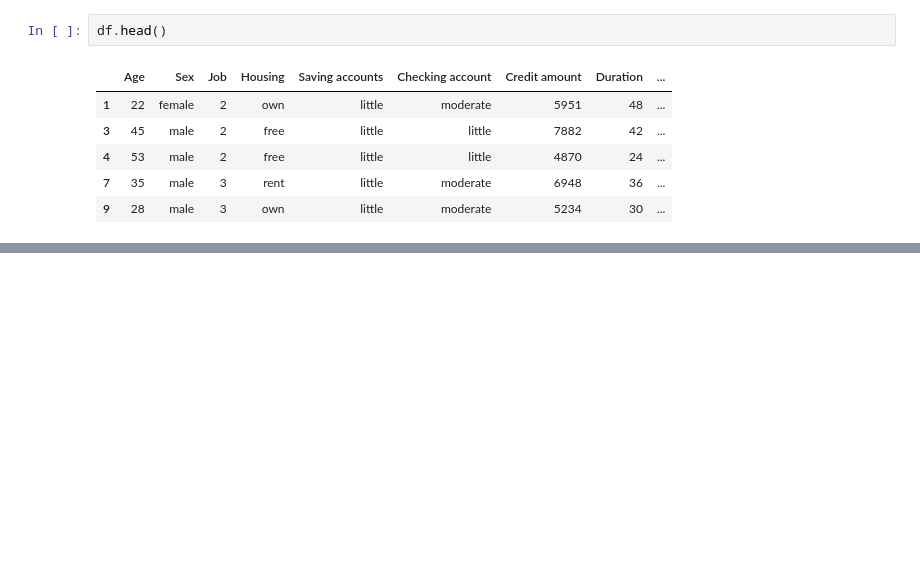
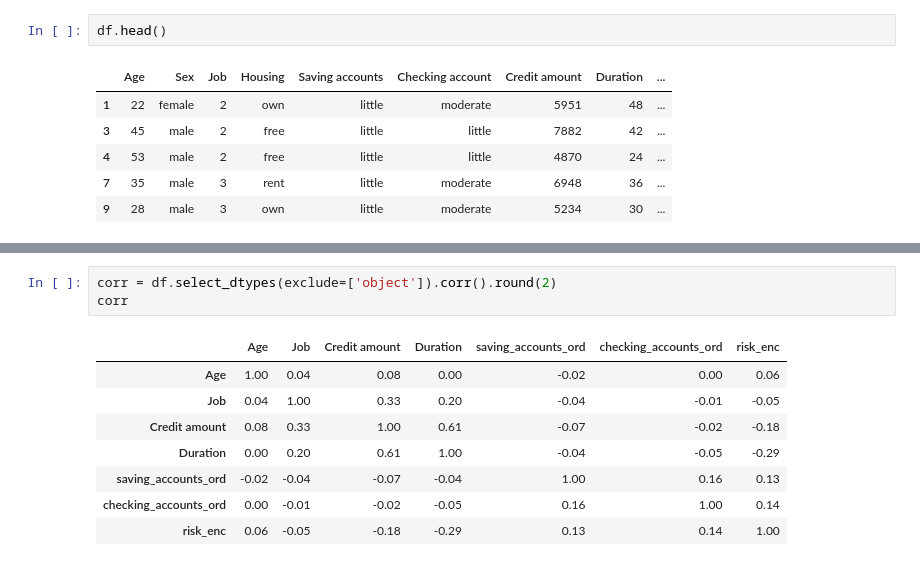
Before and after one commit to zyntonyson/bootcamp_ds_da, a Jupyter notebook: 08-da-v8-analizar-correlaciones/23-da-v8-analizar-correlaciones.ipynb, the cells around one changed output, grey strips where cells are left out. Saved outputs shown, nothing was run; the diff lists cells and outputs as text; blank space fills up the shorter version.

```diff
--- a/08-da-v8-analizar-correlaciones/23-da-v8-analizar-correlaciones.ipynb
+++ b/08-da-v8-analizar-correlaciones/23-da-v8-analizar-correlaciones.ipynb
@@ -167 +178,13 @@ sns.pairplot(df, hue="Sex")
+# %%
+corr = df.select_dtypes(exclude=['object']).corr().round(2)
+corr
+# %% [output]
+|  | Age | Job | Credit amount | Duration | saving_accounts_ord | checking_accounts_ord | risk_enc |
+| Age | 1.00 | 0.04 | 0.08 | 0.00 | -0.02 | 0.00 | 0.06 |
+| Job | 0.04 | 1.00 | 0.33 | 0.20 | -0.04 | -0.01 | -0.05 |
+| Credit amount | 0.08 | 0.33 | 1.00 | 0.61 | -0.07 | -0.02 | -0.18 |
+| Duration | 0.00 | 0.20 | 0.61 | 1.00 | -0.04 | -0.05 | -0.29 |
+| saving_accounts_ord | -0.02 | -0.04 | -0.07 | -0.04 | 1.00 | 0.16 | 0.13 |
+| checking_accounts_ord | 0.00 | -0.01 | -0.02 | -0.05 | 0.16 | 1.00 | 0.14 |
+| risk_enc | 0.06 | -0.05 | -0.18 | -0.29 | 0.13 | 0.14 | 1.00 |
 # %%
```
Also changed, not shown: parts of 34 cells of this notebook, 6 other files.
